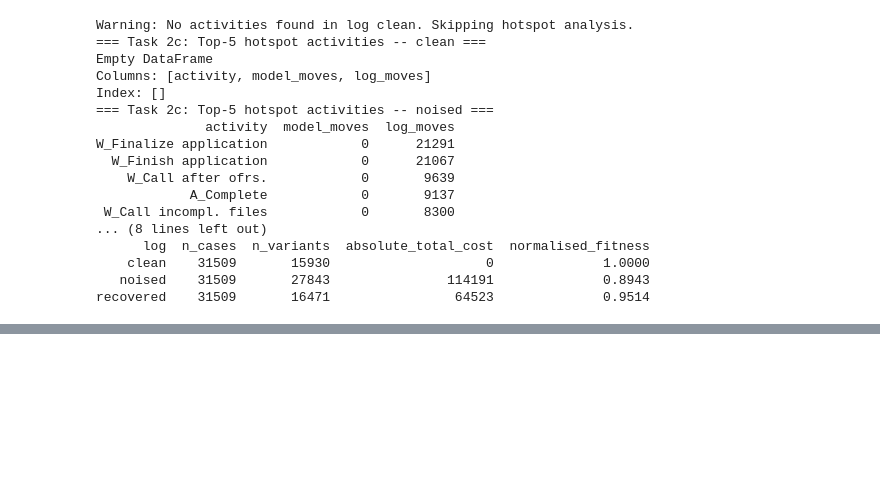
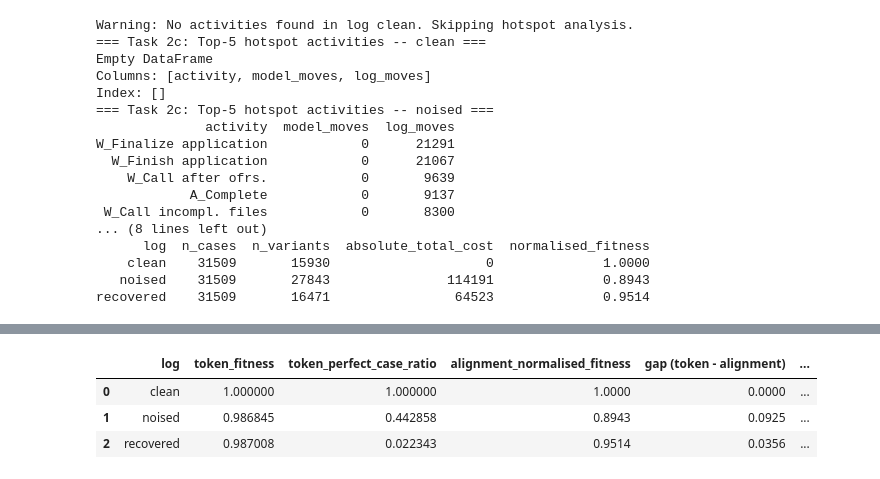
Before and after one commit to felix00112/ProM-Assignment-Group-C, a Jupyter notebook: milestone3/alignment_based.ipynb, the cells around one changed output, grey strips where cells are left out. Saved outputs shown, nothing was run; the diff lists cells and outputs as text; code cells hidden in the pictures; blank space fills up the shorter version.

```diff
--- a/milestone3/alignment_based.ipynb
+++ b/milestone3/alignment_based.ipynb
@@ -299,0 +313,34 @@ recovered    31509       16471                64523              0.9514
+# %%
+# values from Task 1b and Task 2b outputs
+comparison_data = [
+    {
+        "log": "clean",
+        "token_fitness":              1.000000,
+        "token_perfect_case_ratio":   1.000000,
+        "alignment_normalised_fitness": 1.0000,
+    },
+    {
+        "log": "noised",
+        "token_fitness":              0.986845,
+        "token_perfect_case_ratio":   0.442858,
+        "alignment_normalised_fitness": 0.8943,
+    },
+    {
+        "log": "recovered",
+        "token_fitness":              0.987008,
+        "token_perfect_case_ratio":   0.022343,
+        "alignment_normalised_fitness": 0.9514,
+    },
+]
+
+df_2d = pd.DataFrame(comparison_data)
+df_2d["gap (token - alignment)"] = (df_2d["token_fitness"] - df_2d["alignment_normalised_fitness"]).round(4)
+df_2d["alignment <= token?"] = df_2d.apply(
+    lambda r: True if r["alignment_normalised_fitness"] <= r["token_fitness"] else False, axis=1
+)
+df_2d
+# %% [output]
+|  | log | token_fitness | token_perfect_case_ratio | alignment_normalised_fitness | gap (token - alignment) | ... |
+| 0 | clean | 1.000000 | 1.000000 | 1.0000 | 0.0000 | ... |
+| 1 | noised | 0.986845 | 0.442858 | 0.8943 | 0.0925 | ... |
+| 2 | recovered | 0.987008 | 0.022343 | 0.9514 | 0.0356 | ... |
```
Also changed, not shown: parts of 4 cells of this notebook.
